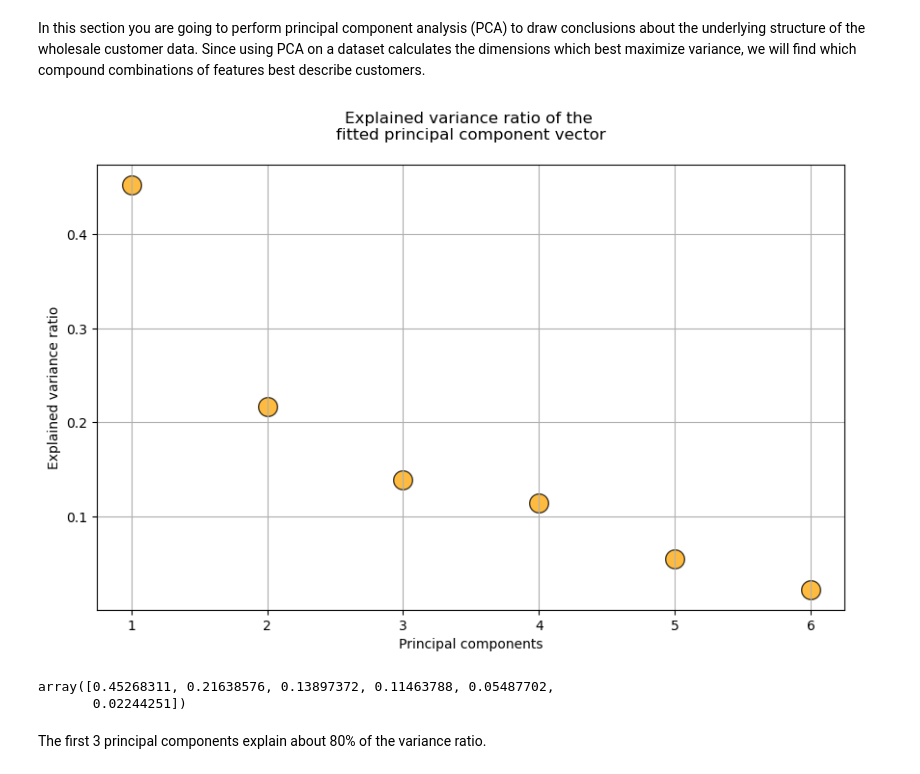
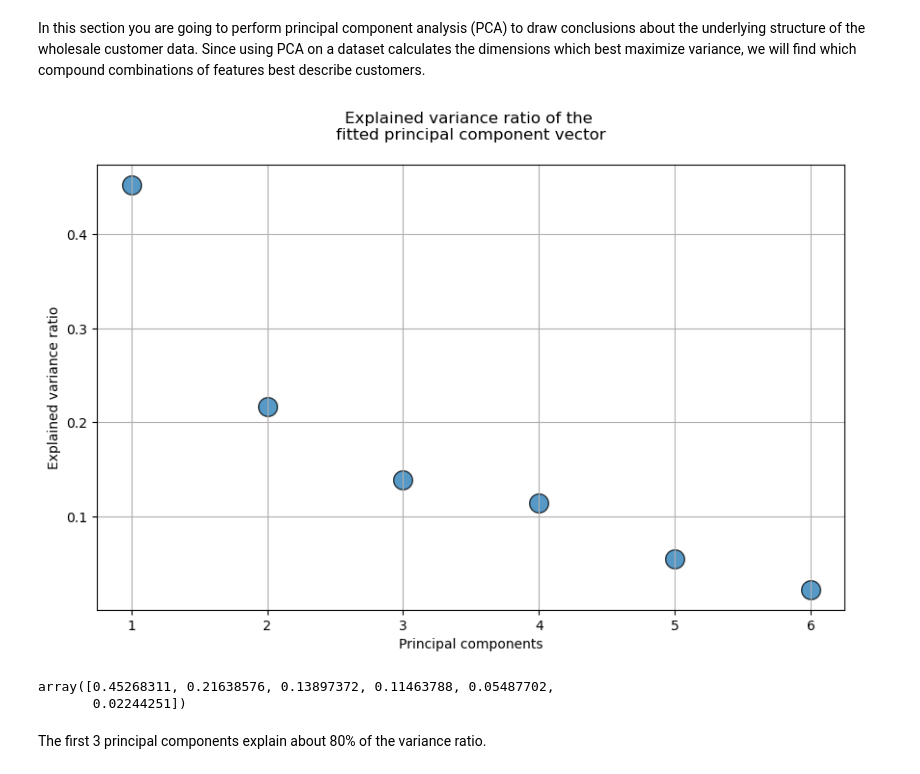
Before and after one commit to selwynreu/unsupervised-learning-project, a Jupyter notebook: Unsupervised Learning - Project.ipynb, the cells around one changed output. Drawn from its saved outputs; the diff is of its cells as text; code cells hidden in the pictures.

```diff
--- a/Unsupervised Learning - Project.ipynb
+++ b/Unsupervised Learning - Project.ipynb
@@ -272,28 +272,28 @@ In this section you are going to perform principal component analysis (PCA) to d
 # %%
 from sklearn.decomposition import PCA
 
 # Initializing PCA
 
 pca = PCA(n_components=None)
 
 X_scaled_pca = pca.fit(X_scaled)
 
 # Explained Variance Ratio
 
 plt.figure(figsize=(10,6))
 plt.scatter(x=[i+1 for i in range(len(X_scaled_pca.explained_variance_ratio_))],
             y=X_scaled_pca.explained_variance_ratio_,
-           s=200, alpha=0.75,c='orange',edgecolor='k')
+           s=200, alpha=0.75,edgecolor='k')
 plt.grid(True)
 plt.title("Explained variance ratio of the \nfitted principal component vector\n")
 plt.xlabel("Principal components")
 plt.xticks([i+1 for i in range(len(X_scaled_pca.explained_variance_ratio_))])
 plt.ylabel("Explained variance ratio")
 plt.show()
 
 pca.explained_variance_ratio_
 # %% [output]
-[figure, old version]
+[figure, new version]
 array([0.45268311, 0.21638576, 0.13897372, 0.11463788, 0.05487702,
        0.02244251])
 # %% [markdown]
```
